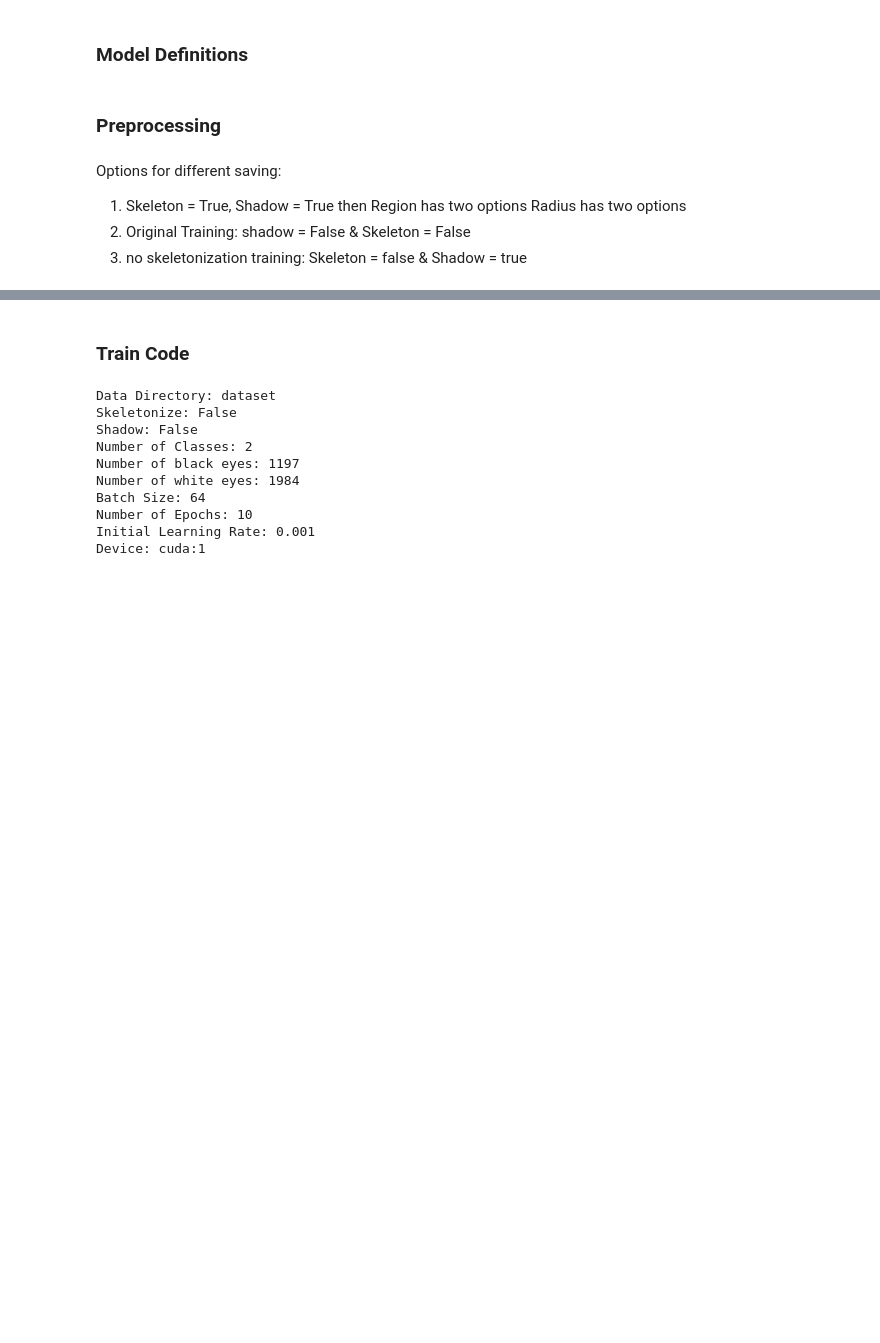
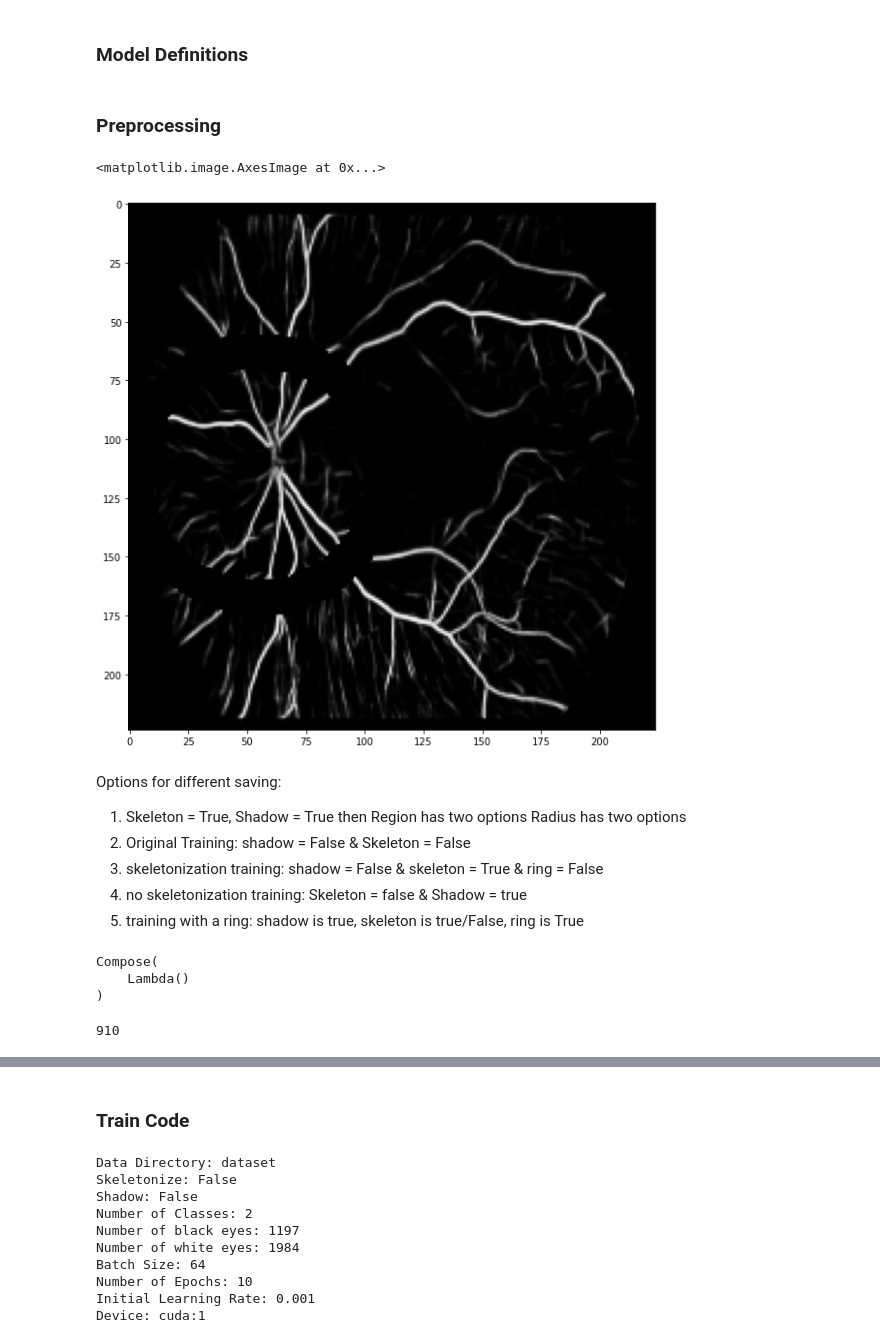
Before and after one commit to Centrattic/race, a Jupyter notebook: classifier_experiments/train.ipynb, the cells around one changed output, grey strips where cells are left out. Drawn from its saved outputs; the diff is of its cells as text; code cells hidden in the pictures; blank space fills up the shorter version.

```diff
--- a/classifier_experiments/train.ipynb
+++ b/classifier_experiments/train.ipynb
@@ -190,7 +321,8 @@ class PretrainedModel(nn.Module):
 
 # depending on the inputs, I can run this code 8 times to train this model. It'll be easy to train at that point!
 
-def shadow_regions(img, skeleton, shadow, radius, region, image_size = (224, 224)):
+def shadow_regions(img, skeleton, shadow, radius, region,
+                   shadow_ring, ring_radiuses, disk_center, image_size = (224, 224)):
 
     img = np.array(img)
     img = cv2.resize(img, image_size)
@@ -198,25 +330,40 @@ def shadow_regions(img, skeleton, shadow, radius, region, image_size = (224, 224
     # defining channel which will be duplicated late (in case it's not already with Image Folder??)
     channel = img[:,:,0]
 
+    # disk_center is WEEEIRD, how to get working??
+
     if skeleton is True:
         # can binarize all 3 channels, but will go 1 at a time
         channel[channel > 0] = 255
         modified_img = skeletonize(channel, method='lee')
 
-    if shadow is True:
-        # developing mask that darkens center portion
-        center_mask = np.full(image_size, 255, dtype=np.uint8)
-        # radius i changes, center, color, fill is the same
-        cv2.circle(center_mask, (int(image_size[0]/2), int(image_size[0]/2)), radius, (0, 0, 0), -1)
+    if shadow is True: # want to do either shadow or shadow_ring, not both
 
-        # developing mask that darkens background region
+        if shadow_ring is True:
+            # ring_radiuses is [inner_radius, outer_radius]
+
+            # developing mask that darkens ring portion
+            center_mask = np.full(image_size, 255, dtype=np.uint8)
+            # radius i changes, center, color, fill is the same
+            cv2.circle(center_mask, disk_center, ring_radiuses[1], (0, 0, 0), -1)
+            # adding circle to darken inside region
+            cv2.circle(center_mask, disk_center, ring_radiuses[0], (255,255, 255), -1)
+
+        elif shadow_ring is not True:
+            # developing mask that darkens center portion
+            center_mask = np.full(image_size, 255, dtype=np.uint8)
+            # radius i changes, center, color, fill is the same
+            cv2.circle(center_mask, disk_center, radius, (0, 0, 0), -1) # disk_center received from optic disk segmenter, tuple
+
+        # developing mask that darkens background region (same in case of ring)
         back_mask = cv2.bitwise_not(center_mask)
 
-        if (region == 'dark_center'):
+        if (region == 'dark_center'): # could be for ring or not for ring
             modified_img = cv2.bitwise_or(channel, channel, mask=center_mask)
 
         if (region == 'dark_background'):
             modified_img = cv2.bitwise_or(channel, channel, mask=back_mask)
+
 
     if skeleton is not True and shadow is not True: # if condition here for clarity
         modified_img = channel
@@ -228,6 +375,18 @@ def shadow_regions(img, skeleton, shadow, radius, region, image_size = (224, 224
     img = Image.fromarray(img)
 
     return img
+# %%
+my_test_img = np.array(Image.open("/users/riya/race/dataset/segmentations/9131.bmp"))
+my_test_img = cv2.resize(my_test_img, (224, 224))
+test_channels = np.repeat(my_test_img[:, :, np.newaxis], 3, axis=2).reshape((224,224,3))
+# %%
+dark_center45 = shadow_regions(test_channels, False, True, 45, 'dark_center', True, [45, 60], (55,115))
+# %%
+plt.gcf().set_size_inches(10, 10)
+plt.imshow(dark_center45)
+# %% [output]
+<matplotlib.image.AxesImage at 0x...>
+[figure, added]
 # %% [markdown]
 Options for different saving:
 1. Skeleton = True,
@@ -235,7 +394,9 @@ Options for different saving:
     Region has two options
     Radius has two options
 2. Original Training: shadow = False & Skeleton = False
-3. no skeletonization training: Skeleton = false & Shadow = true
+3. skeletonization training: shadow = False & skeleton = True & ring = False
+4. no skeletonization training: Skeleton = false & Shadow = true
+5. training with a ring: shadow is true, skeleton is true/False, ring is True
 # %%
 img_arr = np.array(Image.open("/users/riya/race/dataset/segmentations/" + str(7571) + '.bmp'))
 img = Image.fromarray(img_arr)
@@ -252,0 +426,6 @@ img = np.repeat(img[:, :, np.newaxis], 3, axis=2).reshape((image_size[0],image_s
+# %%
+test_x
+# %% [output]
+Compose(
+    Lambda()
+)
@@ -252,0 +439,4 @@ img = np.repeat(img[:, :, np.newaxis], 3, axis=2).reshape((image_size[0],image_s
+# %%
+len(test_dataset)
+# %% [output]
+910
```
Also changed, not shown: parts of 59 cells of this notebook, 4 other files.
